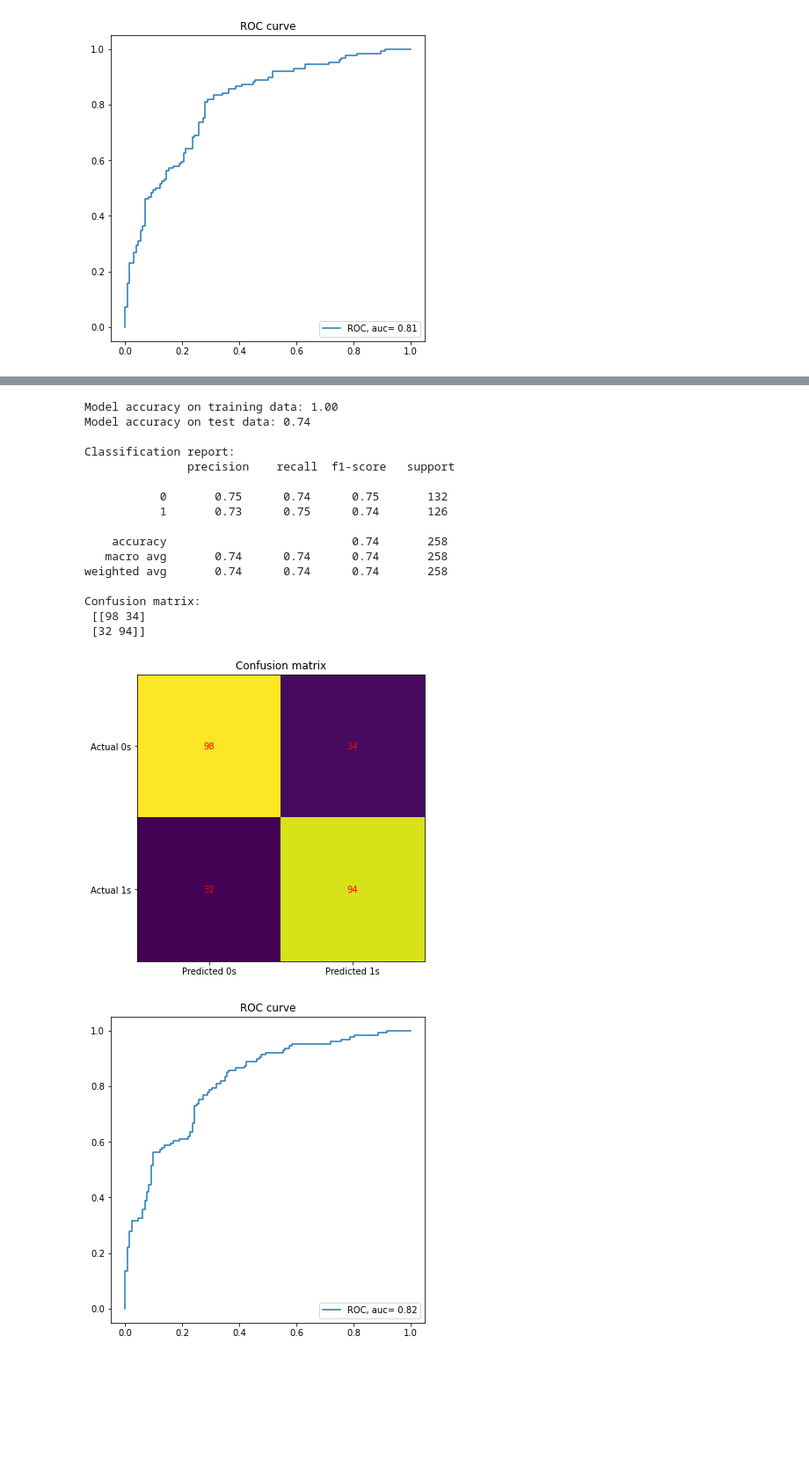
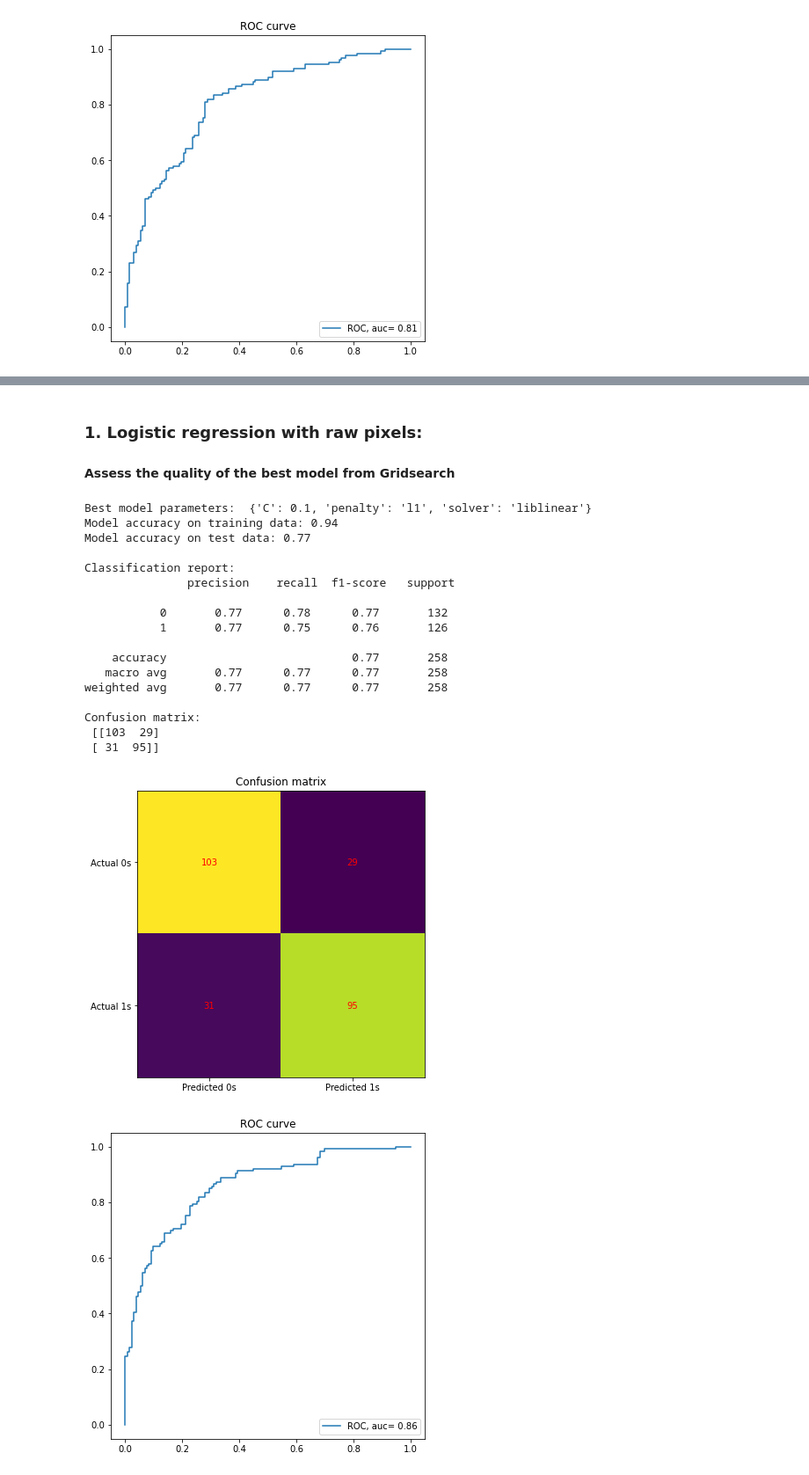
Before and after one commit to shahkb/project_BUSI, a Jupyter notebook: image_classification.ipynb, the cells around one changed output, grey strips where cells are left out. Shown at 88% size. Saved outputs shown, nothing was run; the diff lists cells and outputs as text; code cells hidden in the pictures; blank space fills up the shorter version.

Commit message:
Added SVM to bag of visual words and Gaussian, Sobel and PCA to logistic regression

```diff
--- a/image_classification.ipynb
+++ b/image_classification.ipynb
@@ -142,9 +144,11 @@ Image feature data - benign + malignant [ndim, shape, dtype, min, max]: [2, (857
 (857,)
 # %%
 # Shuffle and split data (keep same proportions of positive and negative in training and test set)
-X_train, X_test, y_train, y_test, indices_train, indices_test = train_test_split(X, y, indices, test_size=0.3, random_state= 7, stratify= y)
+X_train_orig, X_test_orig, y_train, y_test, indices_train, indices_test = train_test_split(X, y, indices, test_size=0.3, random_state= 7, stratify= y)
+print_ndarray_info(X_train_orig, "X_train: ")
+print_ndarray_info(X_test_orig, "X_test: ")
 
 # Scale training data and transform the test data
 scaler = StandardScaler()
-X_train = scaler.fit_transform(X_train)
-X_test = scaler.transform(X_test)
+X_train_orig = scaler.fit_transform(X_train_orig)
+X_test_orig = scaler.transform(X_test_orig)
@@ -154,6 +162,7 @@ X_test = scaler.transform(X_test)
 # Create a model and train
 # solver= 'liblinear' 'lbfgs'
 model = LogisticRegression(solver= 'liblinear', C= 1.0, random_state= 0)
+X_train, X_test = X_train_orig.copy(), X_test_orig.copy()
 model.fit(X_train, y_train)
 # %% [output]
 LogisticRegression(random_state=0, solver='liblinear')
@@ -184,4 +191,0 @@ Confusion matrix:
-# %%
-# Create a model and train
-model2 = LogisticRegression(solver= 'liblinear', C= 0.001, random_state= 0)
-model2.fit(X_train, y_train)
@@ -189,0 +195,11 @@ LogisticRegression(C=0.001, random_state=0, solver='liblinear')
+# %%
+# Define parameter range ['liblinear', 'lbfgs', 'newton-cg']
+param_grid = {'penalty':  ['l1', 'l2'],
+              'C': [0.01, 0.1, 1.0, 10.0],
+              'solver': ['liblinear']
+             }
+
+grid = GridSearchCV(LogisticRegression(random_state= 0), param_grid, scoring= 'accuracy', refit= True, verbose= 3)
+
+# Fit the model using grid search
+grid.fit(X_train, y_train)
@@ -190,22 +228,29 @@ LogisticRegression(C=0.001, random_state=0, solver='liblinear')
+# %% [markdown]
+### 1. Logistic regression with raw pixels:
+#### Assess the quality of the best model from Gridsearch
 # %%
+# Print best parameter after tuning
+print("Best model parameters: ", grid.best_params_)
+model_best = grid.best_estimator_
 # Assess model quality
-model_quality(model2, X_train, X_test, y_train, y_test)
+model_quality(model_best, X_train, X_test, y_train, y_test)
 # %% [output]
-Model accuracy on training data: 1.00
-Model accuracy on test data: 0.74
+Best model parameters:  {'C': 0.1, 'penalty': 'l1', 'solver': 'liblinear'}
+Model accuracy on training data: 0.94
+Model accuracy on test data: 0.77
 
 Classification report:
                precision    recall  f1-score   support
 
-           0       0.75      0.74      0.75       132
-           1       0.73      0.75      0.74       126
+           0       0.77      0.78      0.77       132
+           1       0.77      0.75      0.76       126
 
-    accuracy                           0.74       258
-   macro avg       0.74      0.74      0.74       258
-weighted avg       0.74      0.74      0.74       258
+    accuracy                           0.77       258
+   macro avg       0.77      0.77      0.77       258
+weighted avg       0.77      0.77      0.77       258
 
 Confusion matrix:
- [[98 34]
- [32 94]]
+ [[103  29]
+ [ 31  95]]
 [figure]
-[figure, old version]
+[figure, new version]
```
Also changed, not shown: parts of 32 cells of this notebook, 1 other file.
